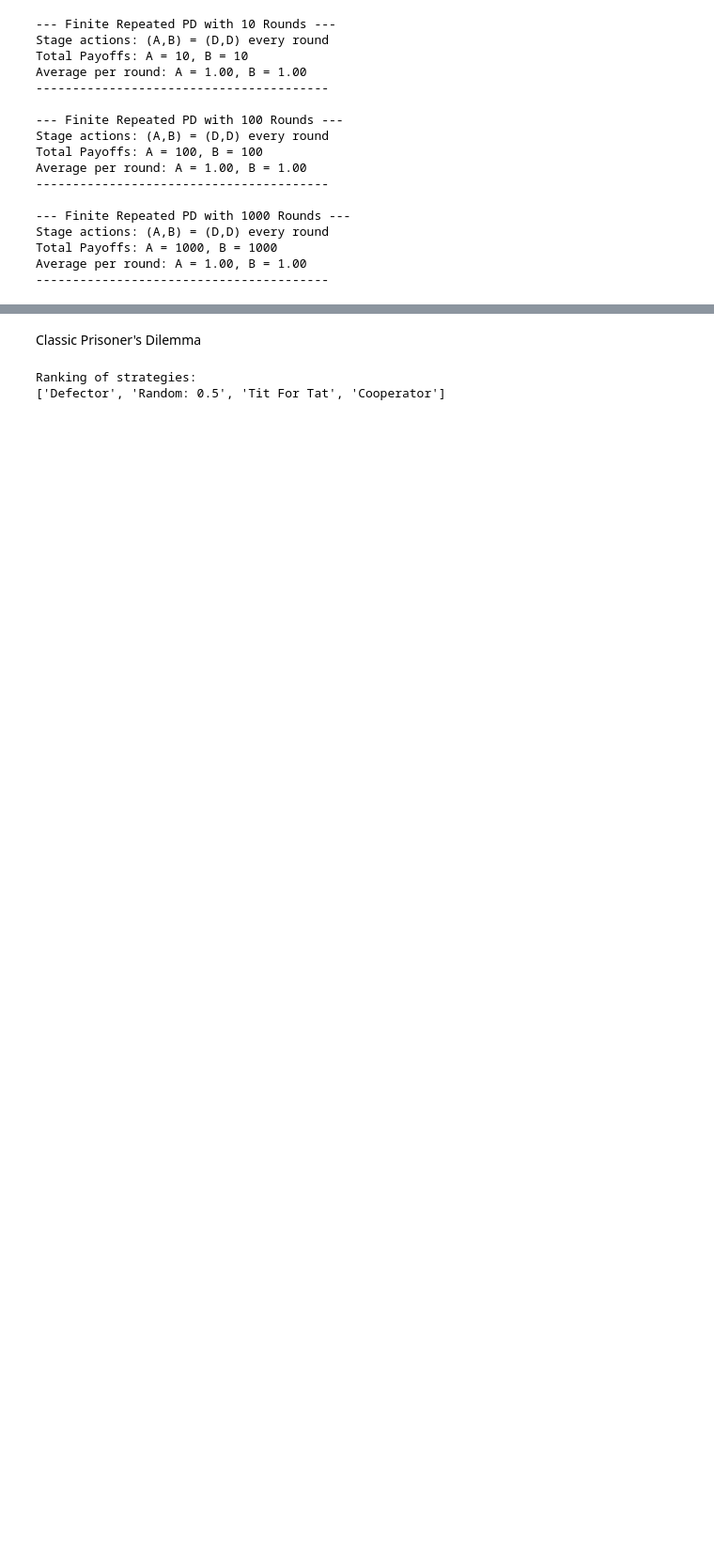
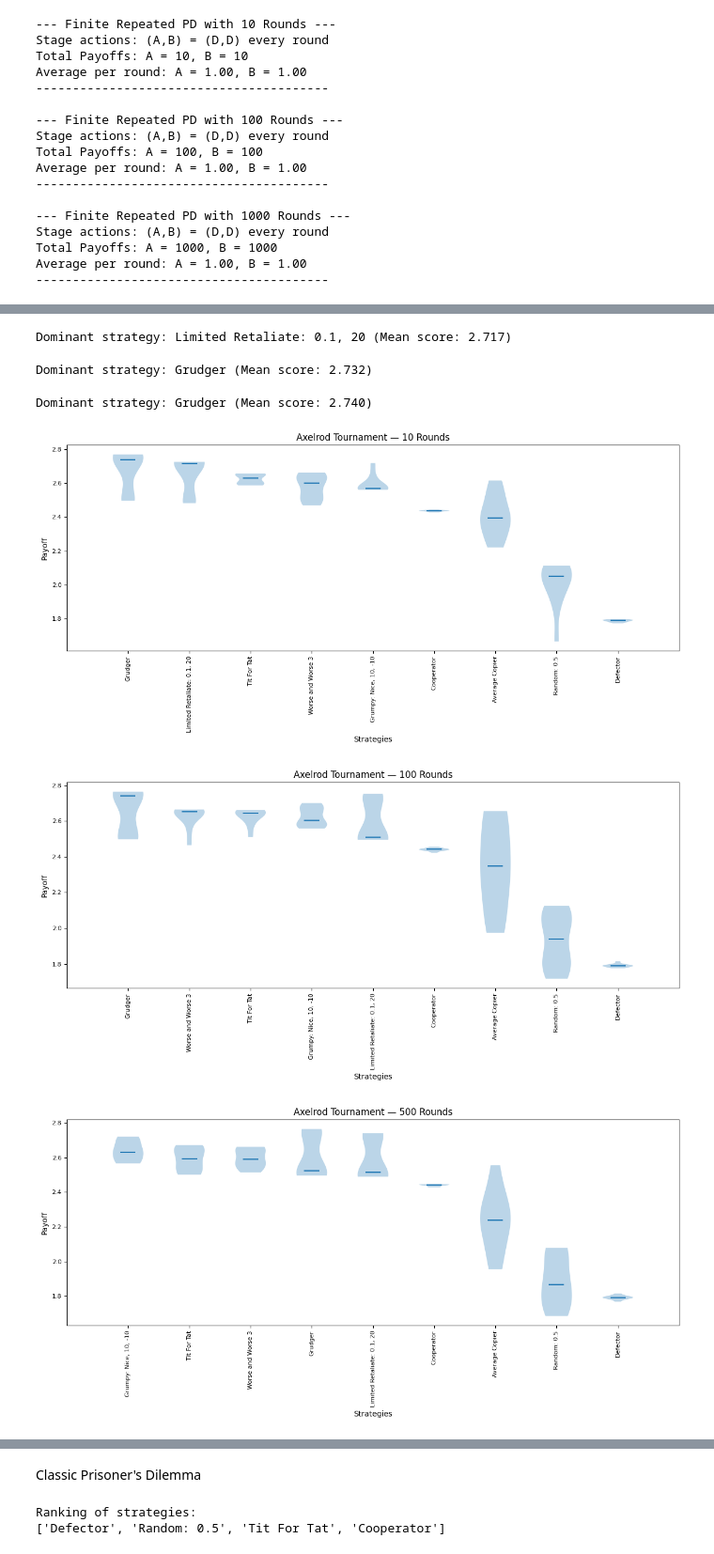
Before and after one commit to elenamurray/PS2-Algorithmic-Game-Theory, a Jupyter notebook: ps2.ipynb, the cells around one changed output, grey strips where cells are left out. Shown at 94% size. Saved outputs shown, nothing was run; the diff lists cells and outputs as text; code cells hidden in the pictures; blank space fills up the shorter version.

```diff
--- a/ps2.ipynb
+++ b/ps2.ipynb
@@ -228,0 +258,76 @@ This simulation shows that the Nash Equilibrium of this finite game will again b
+# %%
+# Axelrod Tournament:
+
+# Define the 10 strategies
+players = [
+    axl.Cooperator(),            # Always cooperate
+    axl.Defector(),              # Always defect
+    axl.TitForTat(),             # Cooperate, then mimic opponent
+    axl.Grudger(),               # Cooperate until opponent defects once, then always defect
+    axl.Grumpy(),                # Gets grumpy after repeated defections
+    axl.LimitedRetaliate(),      # Punish opponent for 5 rounds after defection
+    axl.AverageCopier(),         # Cooperate with probability equal to opponent’s cooperation rate
+    axl.WorseAndWorse3(),        # Becomes increasingly likely to defect as opponent defects
+    axl.Random(),                # Cooperate or defect randomly
+]
+
+tournament_10 = axl.Tournament(players, turns=10, repetitions=10, seed=42)
+results_10 = tournament.play()
+
+summary_10 = results_10.summarise()
+rank, name, mean_score, *rest = summary_10[0]
+print(f"Dominant strategy: {name} (Mean score: {mean_score:.3f})")
+
+tournament_100 = axl.Tournament(players, turns=100, repetitions=10, seed=42)
+results_100 = tournament.play()
+
+summary_100 = results_100.summarise()
+rank, name, mean_score, *rest = summary_100[0]
+print(f"Dominant strategy: {name} (Mean score: {mean_score:.3f})")
+
+tournament_500 = axl.Tournament(players, turns=500, repetitions=10, seed=42)
+results_500 = tournament.play()
+
+summary_500 = results_500.summarise()
+rank, name, mean_score, *rest = summary_500[0]
+print(f"Dominant strategy: {name} (Mean score: {mean_score:.3f})")
+# %% [output]
+Dominant strategy: Limited Retaliate: 0.1, 20 (Mean score: 2.717)
+Dominant strategy: Grudger (Mean score: 2.732)
+Dominant strategy: Grudger (Mean score: 2.740)
+# %%
+#Plot Results
+
+import matplotlib.pyplot as plt
+import axelrod as axl
+
+# --- 10 Rounds ---
+plot_10 = axl.Plot(results_10)
+_, ax = plt.subplots()
+title = ax.set_title("Axelrod Tournament — 10 Rounds")
+xlabel = ax.set_xlabel("Strategies")
+ylabel = ax.set_ylabel("Average Payoff")
+p_10 = plot_10.boxplot(ax=ax)
+p_10.show()
+
+# --- 100 Rounds ---
+plot_100 = axl.Plot(results_100)
+_, ax = plt.subplots()
+title = ax.set_title("Axelrod Tournament — 100 Rounds")
+xlabel = ax.set_xlabel("Strategies")
+ylabel = ax.set_ylabel("Average Payoff")
+p_100 = plot_100.boxplot(ax=ax)
+p_100.show()
+
+# --- 500 Rounds ---
+plot_500 = axl.Plot(results_500)
+_, ax = plt.subplots()
+title = ax.set_title("Axelrod Tournament — 500 Rounds")
+xlabel = ax.set_xlabel("Strategies")
+ylabel = ax.set_ylabel("Average Payoff")
+p_500 = plot_500.boxplot(ax=ax)
+p_500.show()
+# %% [output]
+[figure, added]
+[figure, added]
+[figure, added]
```
Also changed, not shown: parts of 4 cells of this notebook.
